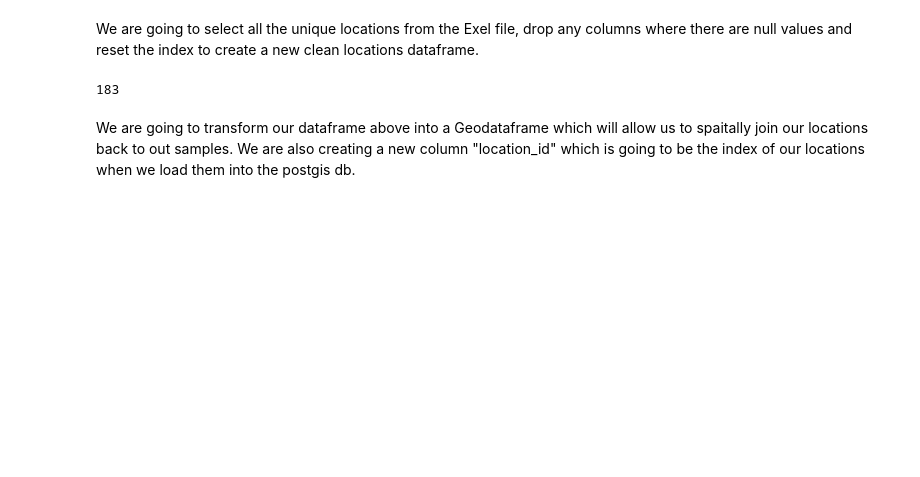
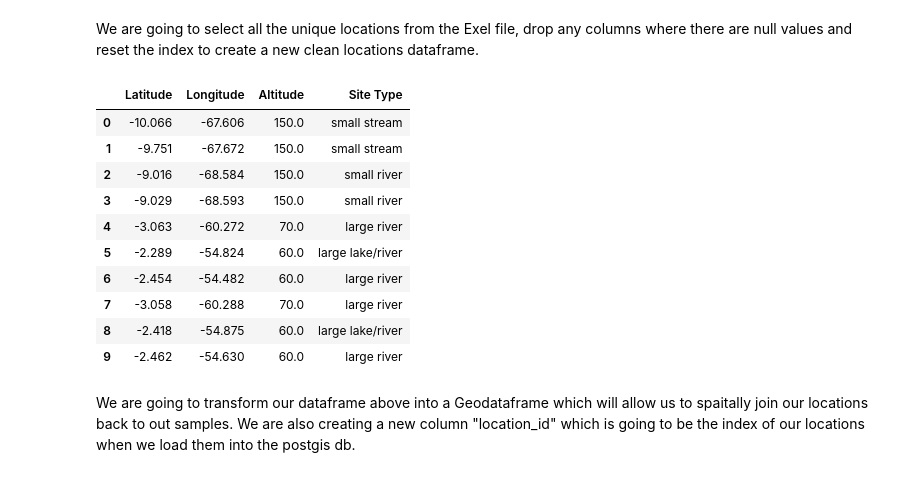
Before and after one commit to geohackweek/ghw2018_web_portal_inlandwater_co2, a Jupyter notebook: notebooks/load_data_to_postgis.ipynb, the cells around one changed output. Saved outputs shown, nothing was run; the diff lists cells and outputs as text; code cells hidden in the pictures; blank space fills up the shorter version.

```diff
--- a/notebooks/load_data_to_postgis.ipynb
+++ b/notebooks/load_data_to_postgis.ipynb
@@ -31,12 +42,24 @@ co2_geo_data_table.head(1)
 We are going to select all the unique locations from the Exel file, drop any columns where there are null values and reset the index to create a new clean locations dataframe.
 # %%
 co2_data_locations = co2_geo_data_table[["Latitude", "Longitude", "Altitude", "Site Type"]].drop_duplicates()
-good_co2_data_locations = co2_data_locations.dropna()
-co2_data_locations_clean = good_co2_data_locations.reset_index(drop='index')
+# good_co2_data_locations = co2_data_locations.dropna()
+# co2_data_locations_clean = good_co2_data_locations.reset_index(drop='index')
+co2_data_locations_clean = co2_data_locations.reset_index(drop='index')
 co2_data_locations_clean.head(5)
 len(co2_data_locations_clean)
+co2_data_locations_clean.head(10)
 # %% [output]
-183
+|  | Latitude | Longitude | Altitude | Site Type |
+| 0 | -10.066 | -67.606 | 150.0 | small stream |
+| 1 | -9.751 | -67.672 | 150.0 | small stream |
+| 2 | -9.016 | -68.584 | 150.0 | small river |
+| 3 | -9.029 | -68.593 | 150.0 | small river |
+| 4 | -3.063 | -60.272 | 70.0 | large river |
+| 5 | -2.289 | -54.824 | 60.0 | large lake/river |
+| 6 | -2.454 | -54.482 | 60.0 | large river |
+| 7 | -3.058 | -60.288 | 70.0 | large river |
+| 8 | -2.418 | -54.875 | 60.0 | large lake/river |
+| 9 | -2.462 | -54.630 | 60.0 | large river |
 # %% [markdown]
 We are going to transform our dataframe above into a Geodataframe which will allow us to spaitally join our locations back to out samples. We are also creating a new column "location_id" which is going to be the index of our locations when we load them into the postgis db.
 # %%
```
Also changed, not shown: parts of 21 cells of this notebook.
